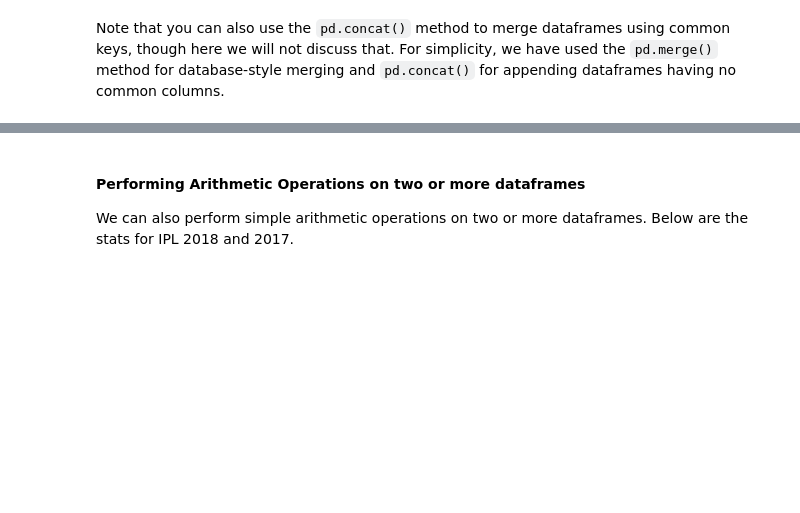
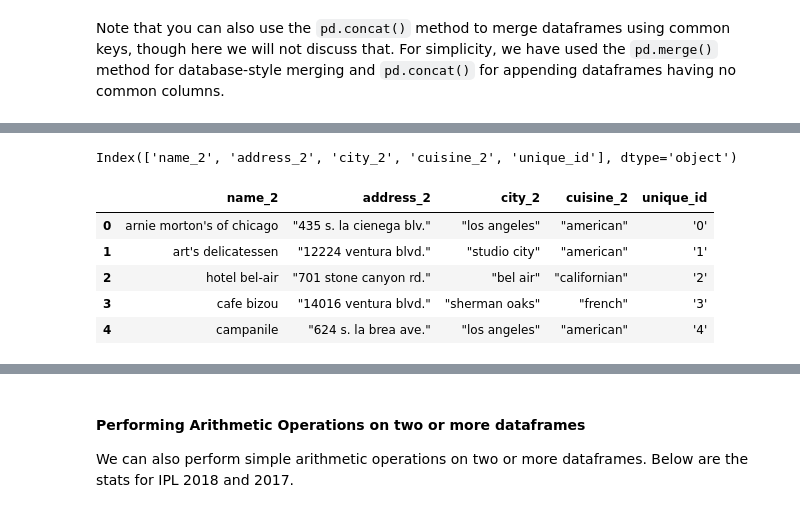
Before and after one commit to vamsigp/IIIT-B, a Jupyter notebook: PrepCourse/1. Python/2. Python for DataScience/3. Intro Pandas/5__Merging_Concatenating.ipynb, the cells around one changed output, grey strips where cells are left out. Saved outputs shown, nothing was run; the diff lists cells and outputs as text; code cells hidden in the pictures; blank space fills up the shorter version.

```diff
--- a/PrepCourse/1. Python/2. Python for DataScience/3. Intro Pandas/5__Merging_Concatenating.ipynb
+++ b/PrepCourse/1. Python/2. Python for DataScience/3. Intro Pandas/5__Merging_Concatenating.ipynb
@@ -311,0 +326,11 @@
+# %%
+print(df_2.columns)
+df_2.head()
+# %% [output]
+Index(['name_2', 'address_2', 'city_2', 'cuisine_2', 'unique_id'], dtype='object')
+|  | name_2 | address_2 | city_2 | cuisine_2 | unique_id |
+| 0 | arnie morton's of chicago | "435 s. la cienega blv." | "los angeles" | "american" | '0' |
+| 1 | art's delicatessen | "12224 ventura blvd." | "studio city" | "american" | '1' |
+| 2 | hotel bel-air | "701 stone canyon rd." | "bel air" | "californian" | '2' |
+| 3 | cafe bizou | "14016 ventura blvd." | "sherman oaks" | "french" | '3' |
+| 4 | campanile | "624 s. la brea ave." | "los angeles" | "american" | '4' |
```
Also changed, not shown: parts of 13 cells of this notebook.
